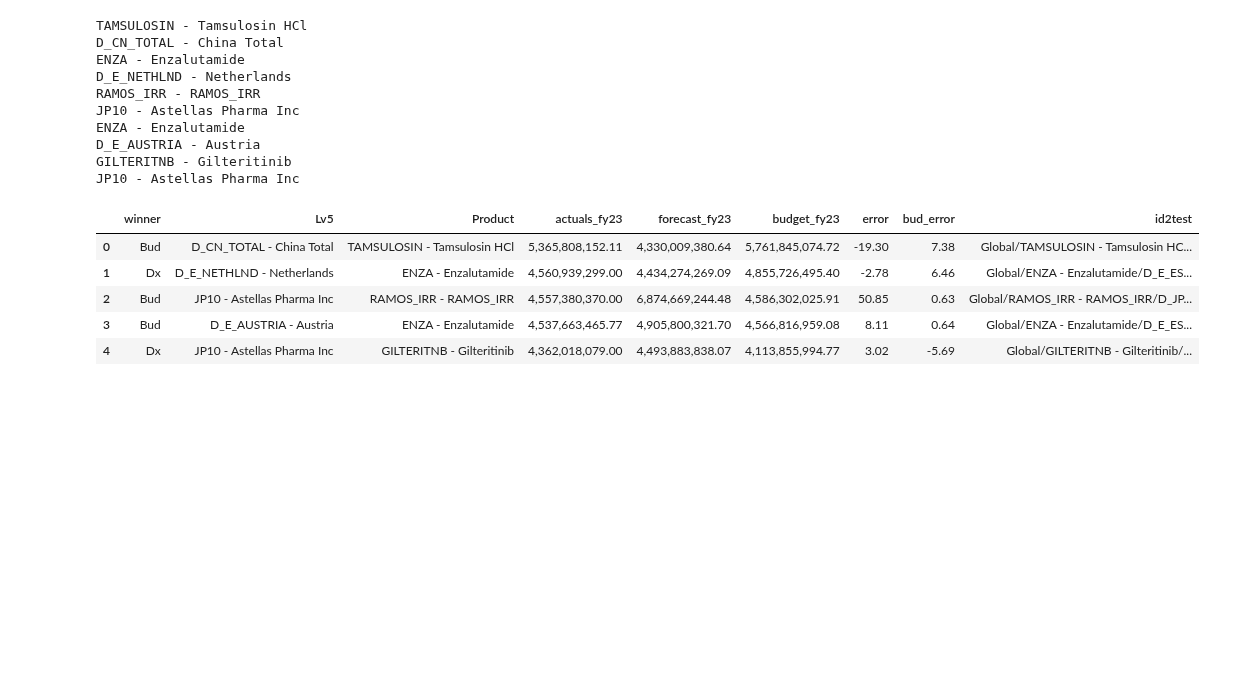
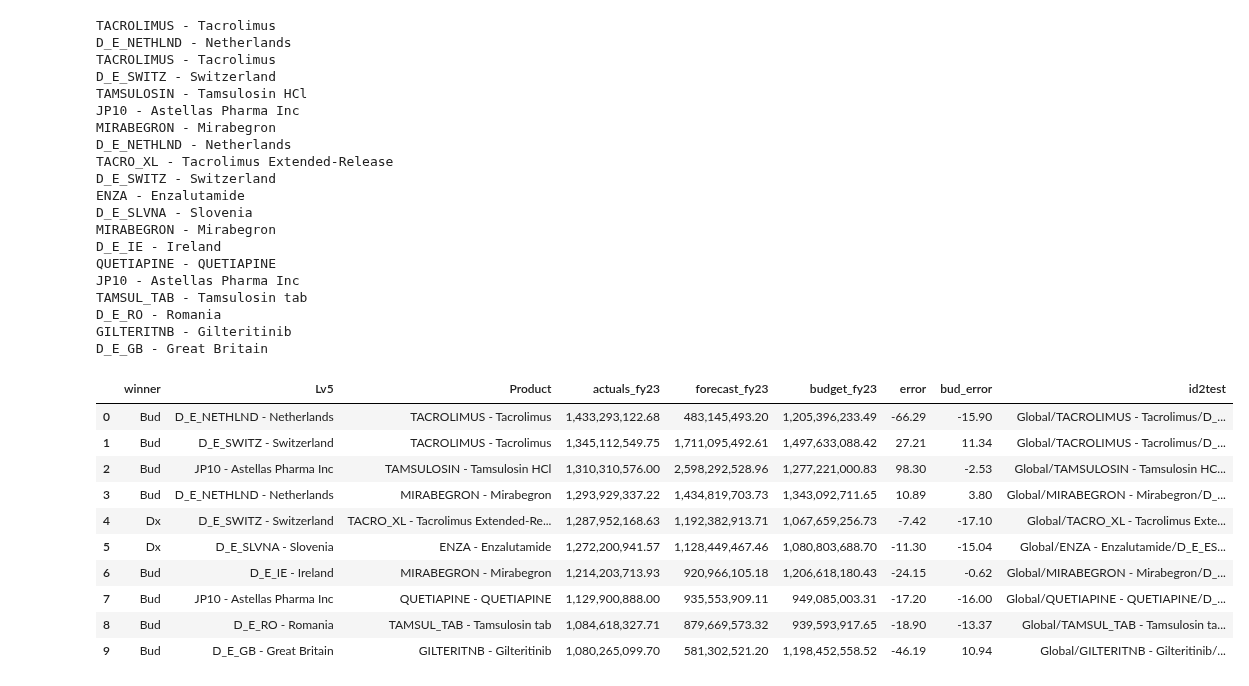
Before and after one commit to achett/Hierarchical-Model, a Jupyter notebook: Revenue_FY23_Blind_Test_Enhancements.ipynb, the cells around one changed output. Saved outputs shown, nothing was run; the diff lists cells and outputs as text; code cells hidden in the pictures; blank space fills up the shorter version.

```diff
--- a/Revenue_FY23_Blind_Test_Enhancements.ipynb
+++ b/Revenue_FY23_Blind_Test_Enhancements.ipynb
@@ -653,21 +652,31 @@ ssm_data = ssm_data[ssm_data['unique_id']==id2test]
 
 ssm_data = ssm_data[['ds', 'y']]
 ssm_data = ssm_data.set_index('ds')
+ssm_data.index = pd.DatetimeIndex(ssm_data.index.values, freq=ssm_data.index.inferred_freq)
 
 # Set train and test period
 ssm_test = ssm_data.tail(fct_periods)
 ssm_train = ssm_data.drop(ssm_test.index)
-ssm_data.index = pd.DatetimeIndex(ssm_data.index.values, freq=ssm_data.index.inferred_freq)
 
-# Setup the model
-# mod = LocalLinearTrend(ssm_train['y'])
-# res = mod.fit(disp=False)
+# # Log
+# ssm_train['y'] = np.log(ssm_train['y'])
 
-# mod = SeasonalLocalLinearTrend(ssm_train['y'], 12)
-# res = mod.fit(disp=False)
-
+# Fit Model
 mod = sm.tsa.UnobservedComponents(ssm_train['y'], **unrestricted_model)
 res = mod.fit(method='powell', disp=False)
 
-print(res.summary())
+# print(res.summary())
+
+# Perform prediction and forecasting
+predict = res.get_prediction()
+forecast = res.get_forecast('2024-03-01')
+
+# forecast_fy23_values = np.exp(forecast.predicted_mean)
+forecast_fy23_values = forecast.predicted_mean
+
+actuals_fy23 = ssm_test.loc[ssm_test.index >= fct_st_date]['y'].sum()
+forecast_fy23 = forecast_fy23_values.loc[forecast_fy23_values.index >= fct_st_date].sum()
+
+error = ((forecast_fy23-actuals_fy23)/actuals_fy23)*100
+error
 # %% [output]
@@ -691,10 +683,0 @@ Warnings:
-# %%
-# Perform prediction and forecasting
-predict = res.get_prediction()
-forecast = res.get_forecast('2024-03-01')
-
-actuals_fy23 = ssm_test.loc[ssm_test.index >= fct_st_date]['y'].sum()
-forecast_fy23 = forecast.predicted_mean.loc[forecast.predicted_mean.index >= fct_st_date].sum()
-
-error = ((forecast_fy23-actuals_fy23)/actuals_fy23)*100
-error
@@ -787,51 +890,66 @@ grouped_budget.columns=['id2test', 'budget_fy23']
 
 # Calculate the number of chunks
 num_rows = len(unrestricted_model_settings)
-chunk_size = 5  # Process 5 rows at a time
+chunk_size = 10  # Process 5 rows at a time
 num_chunks = (num_rows // chunk_size) + (1 if num_rows % chunk_size else 0)
 
-start_chunk = 3
-num_chunks = 3
+start_chunk = 6
+num_chunks = 6
 
 # Loop through each chunk
 for i in range(start_chunk - 1, num_chunks):
     start_index = i * chunk_size
     end_index = start_index + chunk_size
 
     # Get the subset of the DataFrame
     subset = unrestricted_model_settings.iloc[start_index:end_index]
 
     # Check if the subset is empty (this might occur if your total rows are exactly divisible by the chunk size)
     if subset.empty:
         break
 
     # Run the function
     results_df = forecast_error(subset, volume_act, fct_periods, fct_st_date)
 
     # Display the grouped and summed DataFrame
     results2comp = results_df.merge(grouped_budget, how='left', on='id2test')
     results2comp['bud_error'] = ((results2comp['budget_fy23'] - results2comp['actuals_fy23']) / results2comp['actuals_fy23']) * 100
     results2comp['winner'] = np.where(np.abs(results2comp['error']) < np.abs(results2comp['bud_error']), 'Dx', 'Bud')
     results2comp = results2comp[['winner','Lv5', 'Product', 'actuals_fy23', 'forecast_fy23', 'budget_fy23', 'error', 'bud_error', 'id2test']]
 
     # # Save the output to a CSV file, naming them uniquely
     # results2comp.to_csv(f'/content/drive/MyDrive/Colab Notebooks/Revenue Prediction/results/Blind Test FY23/results_chunk_{i+1}.csv', index=False)
 
 results2comp
 # %% [output]
+TACROLIMUS - Tacrolimus
+D_E_NETHLND - Netherlands
+TACROLIMUS - Tacrolimus
+D_E_SWITZ - Switzerland
 TAMSULOSIN - Tamsulosin HCl
-D_CN_TOTAL - China Total
+JP10 - Astellas Pharma Inc
+MIRABEGRON - Mirabegron
+D_E_NETHLND - Netherlands
+TACRO_XL - Tacrolimus Extended-Release
+D_E_SWITZ - Switzerland
 ENZA - Enzalutamide
-D_E_NETHLND - Netherlands
-RAMOS_IRR - RAMOS_IRR
+D_E_SLVNA - Slovenia
+MIRABEGRON - Mirabegron
+D_E_IE - Ireland
+QUETIAPINE - QUETIAPINE
 JP10 - Astellas Pharma Inc
-ENZA - Enzalutamide
-D_E_AUSTRIA - Austria
+TAMSUL_TAB - Tamsulosin tab
+D_E_RO - Romania
 GILTERITNB - Gilteritinib
-JP10 - Astellas Pharma Inc
+D_E_GB - Great Britain
 |  | winner | Lv5 | Product | actuals_fy23 | forecast_fy23 | budget_fy23 | error | bud_error | id2test |
-| 0 | Bud | D_CN_TOTAL - China Total | TAMSULOSIN - Tamsulosin HCl | 5,365,808,152.11 | 4,330,009,380.64 | 5,761,845,074.72 | -19.30 | 7.38 | Global/TAMSULOSIN - Tamsulosin HC... |
-| 1 | Dx | D_E_NETHLND - Netherlands | ENZA - Enzalutamide | 4,560,939,299.00 | 4,434,274,269.09 | 4,855,726,495.40 | -2.78 | 6.46 | Global/ENZA - Enzalutamide/D_E_ES... |
-| 2 | Bud | JP10 - Astellas Pharma Inc | RAMOS_IRR - RAMOS_IRR | 4,557,380,370.00 | 6,874,669,244.48 | 4,586,302,025.91 | 50.85 | 0.63 | Global/RAMOS_IRR - RAMOS_IRR/D_JP... |
-| 3 | Bud | D_E_AUSTRIA - Austria | ENZA - Enzalutamide | 4,537,663,465.77 | 4,905,800,321.70 | 4,566,816,959.08 | 8.11 | 0.64 | Global/ENZA - Enzalutamide/D_E_ES... |
-| 4 | Dx | JP10 - Astellas Pharma Inc | GILTERITNB - Gilteritinib | 4,362,018,079.00 | 4,493,883,838.07 | 4,113,855,994.77 | 3.02 | -5.69 | Global/GILTERITNB - Gilteritinib/... |
+| 0 | Bud | D_E_NETHLND - Netherlands | TACROLIMUS - Tacrolimus | 1,433,293,122.68 | 483,145,493.20 | 1,205,396,233.49 | -66.29 | -15.90 | Global/TACROLIMUS - Tacrolimus/D_... |
+| 1 | Bud | D_E_SWITZ - Switzerland | TACROLIMUS - Tacrolimus | 1,345,112,549.75 | 1,711,095,492.61 | 1,497,633,088.42 | 27.21 | 11.34 | Global/TACROLIMUS - Tacrolimus/D_... |
+| 2 | Bud | JP10 - Astellas Pharma Inc | TAMSULOSIN - Tamsulosin HCl | 1,310,310,576.00 | 2,598,292,528.96 | 1,277,221,000.83 | 98.30 | -2.53 | Global/TAMSULOSIN - Tamsulosin HC... |
+| 3 | Bud | D_E_NETHLND - Netherlands | MIRABEGRON - Mirabegron | 1,293,929,337.22 | 1,434,819,703.73 | 1,343,092,711.65 | 10.89 | 3.80 | Global/MIRABEGRON - Mirabegron/D_... |
+| 4 | Dx | D_E_SWITZ - Switzerland | TACRO_XL - Tacrolimus Extended-Re... | 1,287,952,168.63 | 1,192,382,913.71 | 1,067,659,256.73 | -7.42 | -17.10 | Global/TACRO_XL - Tacrolimus Exte... |
+| 5 | Dx | D_E_SLVNA - Slovenia | ENZA - Enzalutamide | 1,272,200,941.57 | 1,128,449,467.46 | 1,080,803,688.70 | -11.30 | -15.04 | Global/ENZA - Enzalutamide/D_E_ES... |
+| 6 | Bud | D_E_IE - Ireland | MIRABEGRON - Mirabegron | 1,214,203,713.93 | 920,966,105.18 | 1,206,618,180.43 | -24.15 | -0.62 | Global/MIRABEGRON - Mirabegron/D_... |
+| 7 | Bud | JP10 - Astellas Pharma Inc | QUETIAPINE - QUETIAPINE | 1,129,900,888.00 | 935,553,909.11 | 949,085,003.31 | -17.20 | -16.00 | Global/QUETIAPINE - QUETIAPINE/D_... |
+| 8 | Bud | D_E_RO - Romania | TAMSUL_TAB - Tamsulosin tab | 1,084,618,327.71 | 879,669,573.32 | 939,593,917.65 | -18.90 | -13.37 | Global/TAMSUL_TAB - Tamsulosin ta... |
+| 9 | Bud | D_E_GB - Great Britain | GILTERITNB - Gilteritinib | 1,080,265,099.70 | 581,302,521.20 | 1,198,452,558.52 | -46.19 | 10.94 | Global/GILTERITNB - Gilteritinib/... |
```
Also changed, not shown: parts of 15 cells of this notebook.
